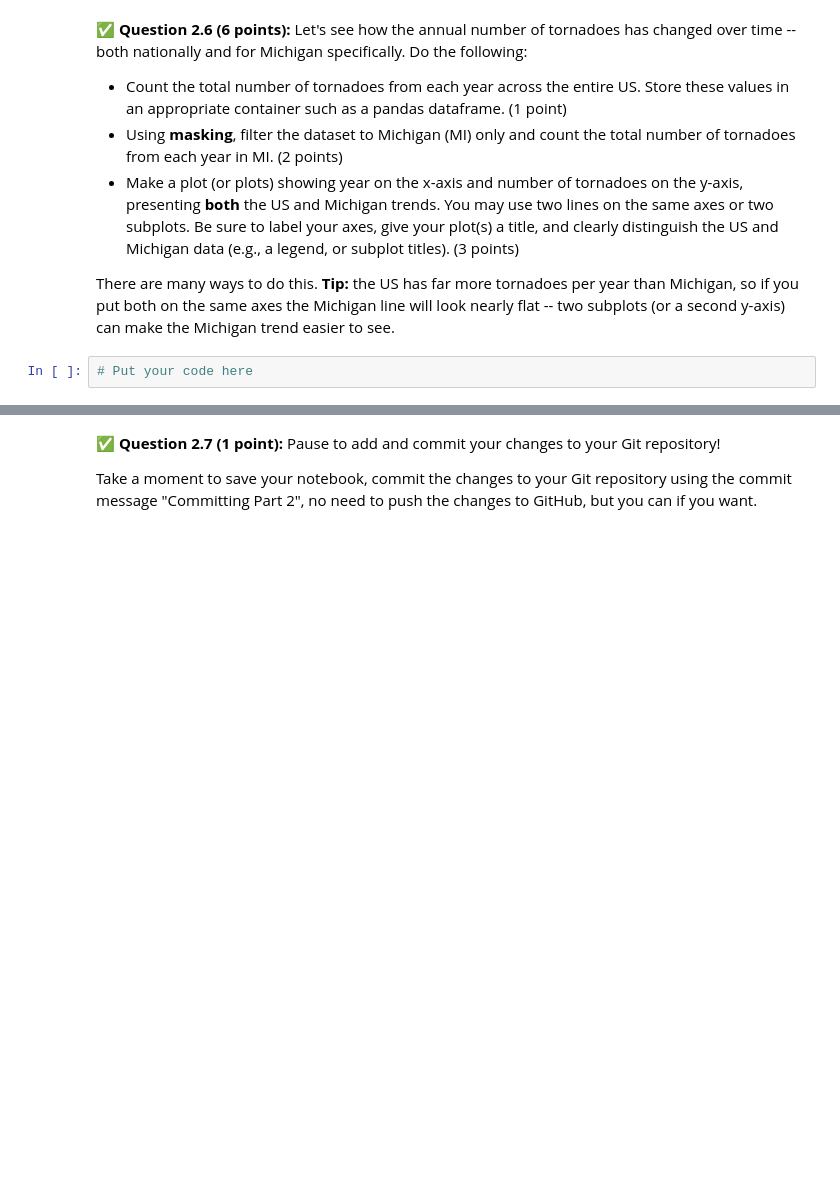
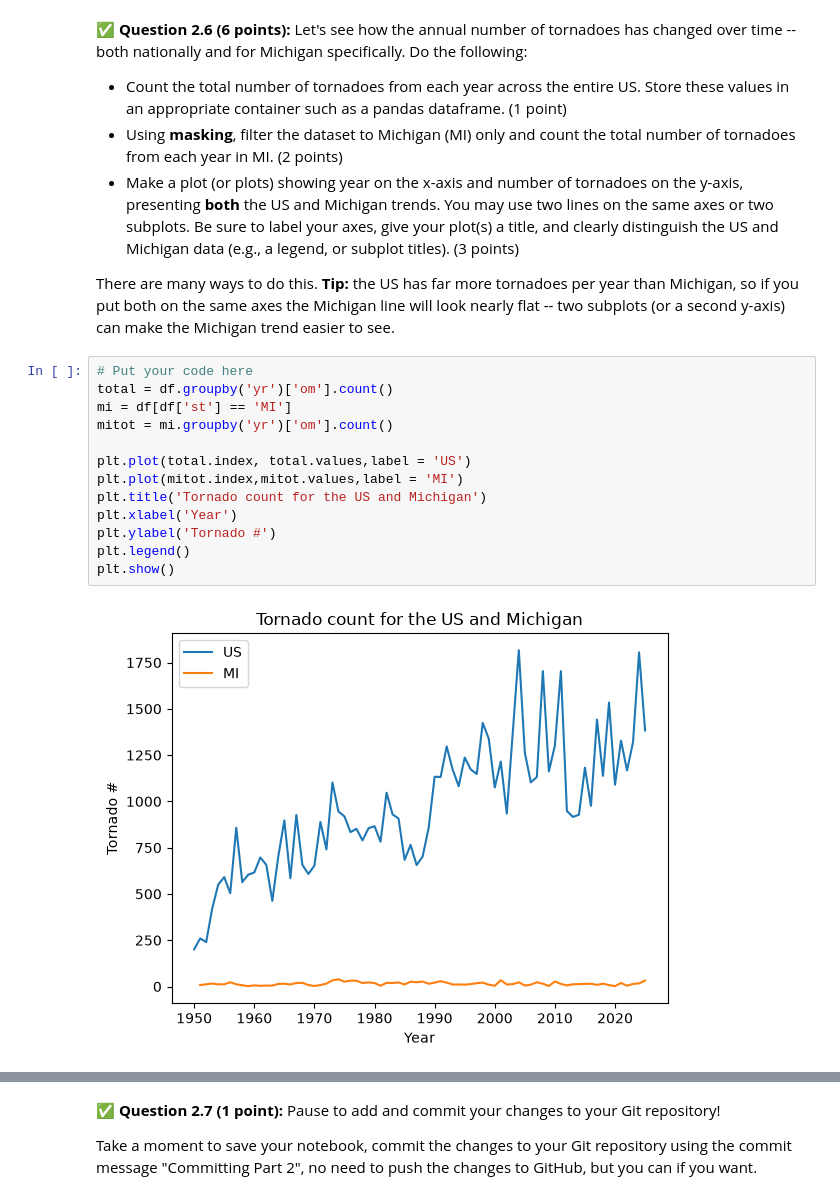
Before and after one commit to matthoppy07-dev/CMSE-202-f26-turnin, a Jupyter notebook: hw-01/HW01-GitPandasPackagesClasses-STUDENT.ipynb, the cells around one changed output, grey strips where cells are left out. Saved outputs shown, nothing was run; the diff lists cells and outputs as text; blank space fills up the shorter version.

```diff
--- a/hw-01/HW01-GitPandasPackagesClasses-STUDENT.ipynb
+++ b/hw-01/HW01-GitPandasPackagesClasses-STUDENT.ipynb
@@ -294,8 +343,21 @@ There are many ways to do this.  For example, you could use masking and loops.
 * Make a plot (or plots) showing year on the x-axis and number of tornadoes on the y-axis, presenting **both** the US and Michigan trends. You may use two lines on the same axes or two subplots. Be sure to label your axes, give your plot(s) a title, and clearly distinguish the US and Michigan data (e.g., a legend, or subplot titles). (3 points)
 
 There are many ways to do this. **Tip:** the US has far more tornadoes per year than Michigan, so if you put both on the same axes the Michigan line will look nearly flat -- two subplots (or a second y-axis) can make the Michigan trend easier to see.
-# %%
-# Put your code here
+# %%
+# Put your code here
+total = df.groupby('yr')['om'].count()
+mi = df[df['st'] == 'MI']
+mitot = mi.groupby('yr')['om'].count()
+
+plt.plot(total.index, total.values,label = 'US')
+plt.plot(mitot.index,mitot.values,label = 'MI')
+plt.title('Tornado count for the US and Michigan')
+plt.xlabel('Year')
+plt.ylabel('Tornado #')
+plt.legend()
+plt.show()
+# %% [output]
+[figure, added]
 # %% [markdown]
 <!-- END QUESTION -->
 <!-- DO NOT MODIFY OR DELETE THIS CELL. Make sure your solution to the question above is in the cell(s) above this one. -->
```
Also changed, not shown: parts of 36 cells of this notebook.
